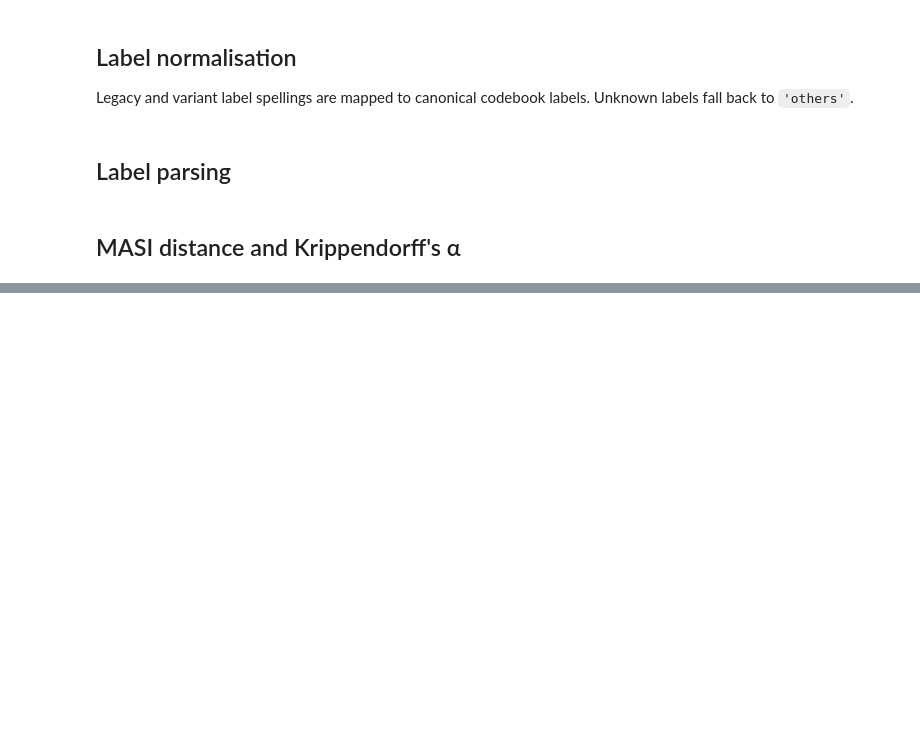
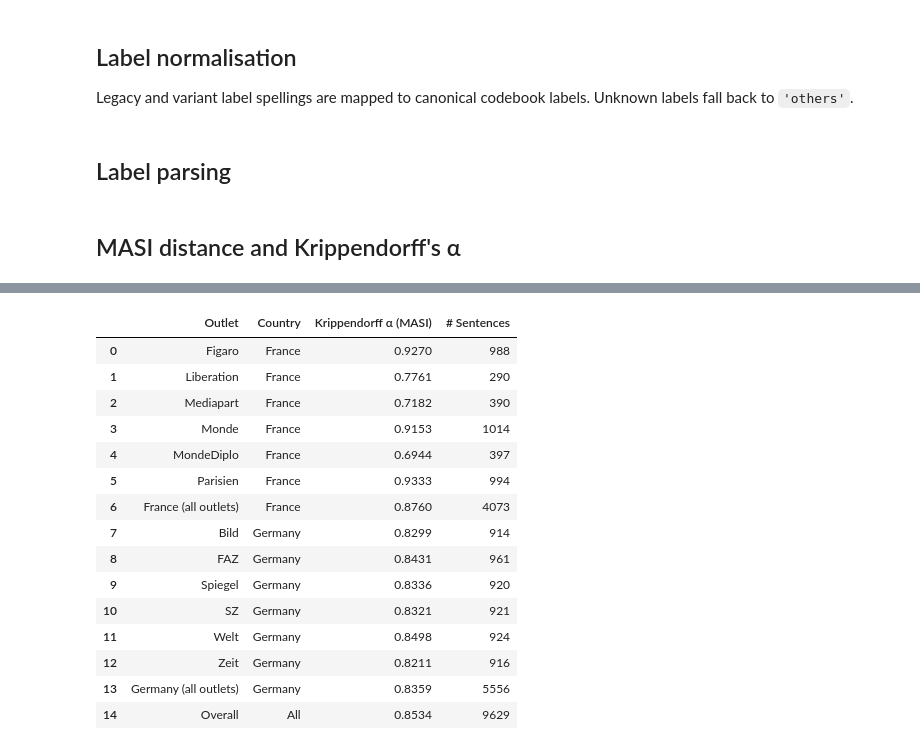
Before and after one commit to mdubied/soccat, a Jupyter notebook: tables/icr_step2_krippendorff.ipynb, the cells around one changed output, grey strips where cells are left out. Drawn from its saved outputs; the diff is of its cells as text; code cells hidden in the pictures; blank space fills up the shorter version.

```diff
--- a/tables/icr_step2_krippendorff.ipynb
+++ b/tables/icr_step2_krippendorff.ipynb
@@ -31,7 +33,7 @@ CODEBOOK: dict[str, list[str]] = {
         'parents and families', 'minors', 'youth',
         'middle-aged and pre-retirement age groups', 'elderly', 'couples', 'singles',
     ],
-    'Identities and minority/majority status': [
+    'Gender, sexuality, and sociocultural characteristics': [
         'men', 'women', 'cisgender and heterosexuals', 'lgbtqia+', 'disabled people',
         'people with an immigration background, including immigrants',
         'ethnic and racial minorities',
@@ -262,0 +273,16 @@ pairs_all = list(zip(merged['ann_labels'], merged['consensus_labels']))
+# %%
+df = pd.read_csv(ANN_FILE)
+CODER_COLS = [c for c in df.columns if c.startswith('annotation_') and c != 'annotation_sources']
+
+df['outlet'] = df['outlet'].astype(str)
+df = df[df['outlet'] != 'nan']
+df = df[df[CODER_COLS].notna().any(axis=1)]  # sentences with a ground truth but no independent coder
+
+df['gt_labels'] = df['ground_truth'].apply(parse_consensus_label)
+df['coders'] = df.apply(lambda r: [c.removeprefix('annotation_') for c in CODER_COLS if pd.notna(r[c])], axis=1)
+df['coder_labels'] = df.apply(lambda r: [parse_coder_spans(r[c]) for c in CODER_COLS if pd.notna(r[c])], axis=1)
+df['values'] = df.apply(lambda r: (r['gt_labels'], *r['coder_labels']), axis=1)  # one unit per sentence
+
+sentences = df.reset_index(drop=True)
+print(f'{len(sentences):,} sentences | independent coders per sentence:',
+      sentences['coders'].str.len().value_counts().sort_index().to_dict())
@@ -323,0 +293,45 @@ German Newspapers
+# %%
+def fmt_alpha(a) -> str:
+    return '--' if pd.isna(a) else f'{round(a, 2) + 0.0:.2f}'  # + 0.0 avoids '-0.00'
+
+
+def outlet_row(name: str, country: str, sub: pd.DataFrame) -> dict:
+    return {
+        'Outlet':                name,
+        'Country':               country,
+        'Krippendorff α (MASI)': alpha_masi(list(sub['values'])),
+        '# Sentences':           len(sub),
+    }
+
+
+COUNTRIES = sorted(sentences['country'].dropna().unique())
+
+outlet_rows = []
+for country in COUNTRIES:
+    sub_c = sentences[sentences['country'] == country]
+    for outlet in sorted(sub_c['outlet'].unique(), key=str.lower):
+        outlet_rows.append(outlet_row(outlet, country, sub_c[sub_c['outlet'] == outlet]))
+    outlet_rows.append(outlet_row(f'{country} (all outlets)', country, sub_c))
+outlet_rows.append(outlet_row('Overall', 'All', sentences))
+
+df_outlets = pd.DataFrame(outlet_rows)
+df_outlets.to_csv(OUTPUT_DIR / 'icr_step2_by_outlet.csv', index=False)
+
+df_outlets
+# %% [output]
+|  | Outlet | Country | Krippendorff α (MASI) | # Sentences |
+| 0 | Figaro | France | 0.9270 | 988 |
+| 1 | Liberation | France | 0.7761 | 290 |
+| 2 | Mediapart | France | 0.7182 | 390 |
+| 3 | Monde | France | 0.9153 | 1014 |
+| 4 | MondeDiplo | France | 0.6944 | 397 |
+| 5 | Parisien | France | 0.9333 | 994 |
+| 6 | France (all outlets) | France | 0.8760 | 4073 |
+| 7 | Bild | Germany | 0.8299 | 914 |
+| 8 | FAZ | Germany | 0.8431 | 961 |
+| 9 | Spiegel | Germany | 0.8336 | 920 |
+| 10 | SZ | Germany | 0.8321 | 921 |
+| 11 | Welt | Germany | 0.8498 | 924 |
+| 12 | Zeit | Germany | 0.8211 | 916 |
+| 13 | Germany (all outlets) | Germany | 0.8359 | 5556 |
+| 14 | Overall | All | 0.8534 | 9629 |
```
Also changed, not shown: parts of 15 cells of this notebook, 12 other files.
